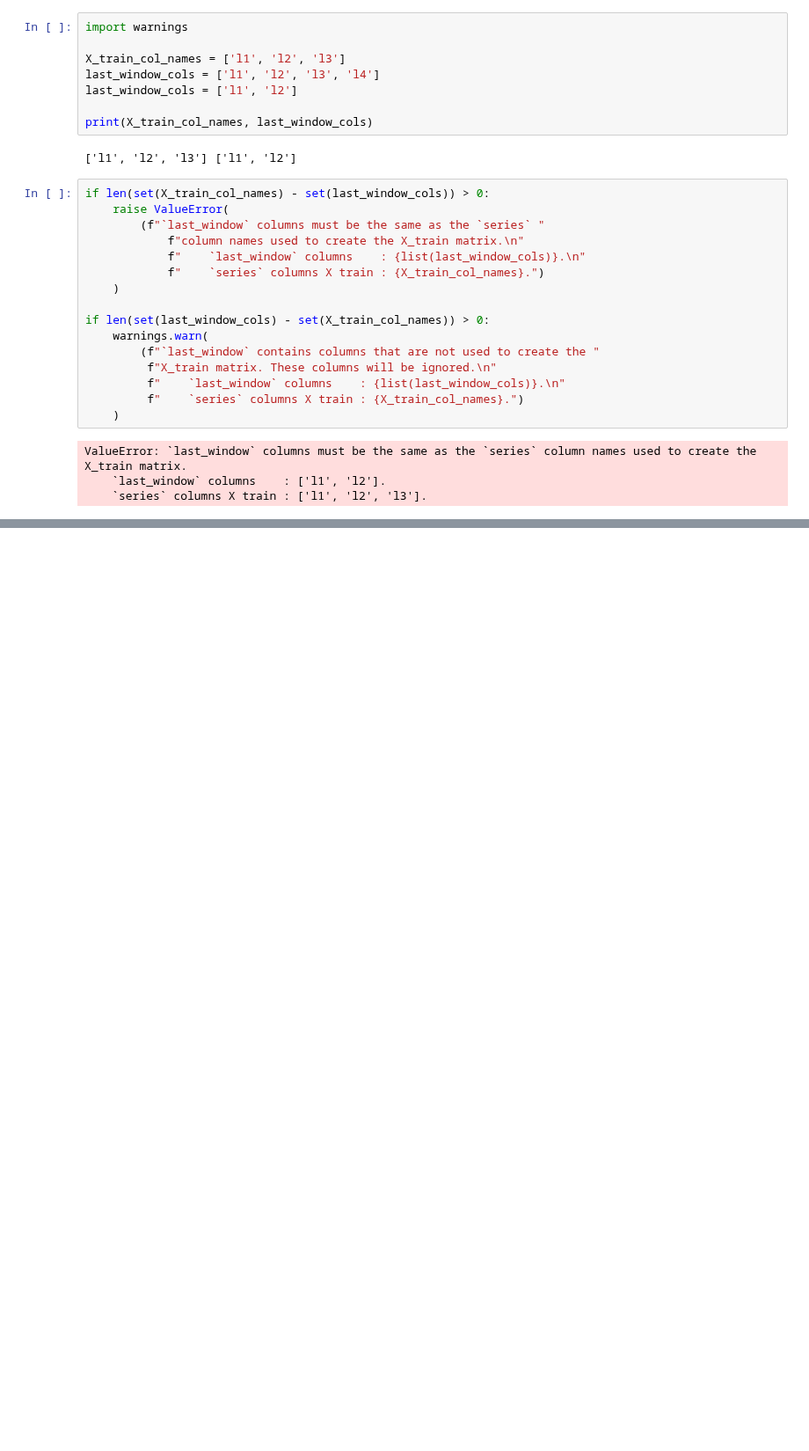
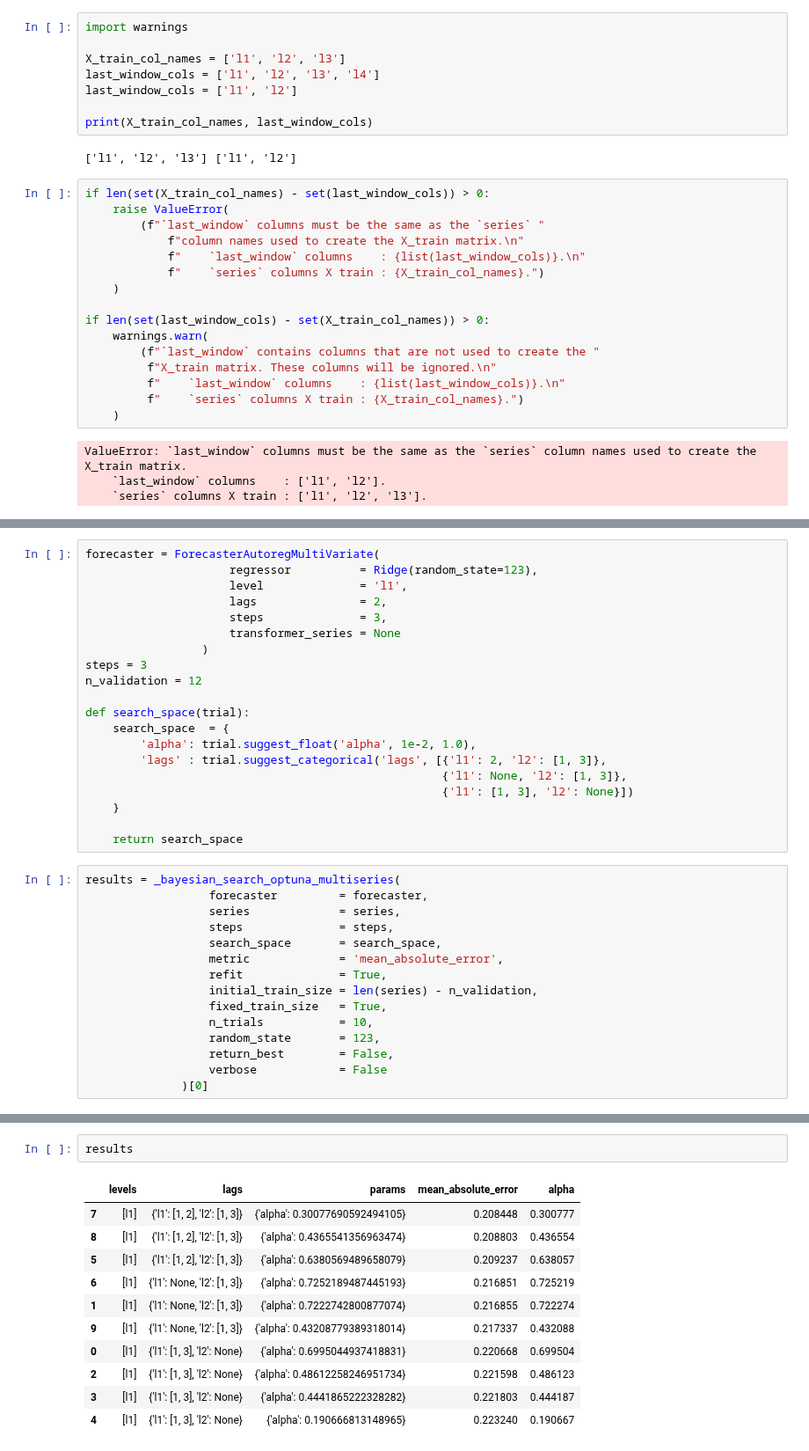
Before and after one commit to JoaquinAmatRodrigo/skforecast, a Jupyter notebook: dev/No_lags_multivariate.ipynb, the cells around one changed output, grey strips where cells are left out. Shown at 88% size. Cells and saved outputs as stored; diff of their text form; blank space fills up the shorter version.

```diff
--- a/dev/No_lags_multivariate.ipynb
+++ b/dev/No_lags_multivariate.ipynb
@@ -310,0 +342,35 @@ ValueError: `last_window` columns must be the same as the `series` column names
+# %%
+forecaster = ForecasterAutoregMultiVariate(
+                     regressor          = Ridge(random_state=123),
+                     level              = 'l1',
+                     lags               = 2,
+                     steps              = 3,
+                     transformer_series = None
+                 )
+steps = 3
+n_validation = 12
+
+def search_space(trial):
+    search_space  = {
+        'alpha': trial.suggest_float('alpha', 1e-2, 1.0),
+        'lags' : trial.suggest_categorical('lags', [{'l1': 2, 'l2': [1, 3]},
+                                                    {'l1': None, 'l2': [1, 3]},
+                                                    {'l1': [1, 3], 'l2': None}])
+    }
+
+    return search_space
+# %%
+results = _bayesian_search_optuna_multiseries(
+                  forecaster         = forecaster,
+                  series             = series,
+                  steps              = steps,
+                  search_space       = search_space,
+                  metric             = 'mean_absolute_error',
+                  refit              = True,
+                  initial_train_size = len(series) - n_validation,
+                  fixed_train_size   = True,
+                  n_trials           = 10,
+                  random_state       = 123,
+                  return_best        = False,
+                  verbose            = False
+              )[0]
@@ -310,0 +395,14 @@ ValueError: `last_window` columns must be the same as the `series` column names
+# %%
+results
+# %% [output]
+|  | levels | lags | params | mean_absolute_error | alpha |
+| 7 | [l1] | {'l1': [1, 2], 'l2': [1, 3]} | {'alpha': 0.30077690592494105} | 0.208448 | 0.300777 |
+| 8 | [l1] | {'l1': [1, 2], 'l2': [1, 3]} | {'alpha': 0.4365541356963474} | 0.208803 | 0.436554 |
+| 5 | [l1] | {'l1': [1, 2], 'l2': [1, 3]} | {'alpha': 0.6380569489658079} | 0.209237 | 0.638057 |
+| 6 | [l1] | {'l1': None, 'l2': [1, 3]} | {'alpha': 0.7252189487445193} | 0.216851 | 0.725219 |
+| 1 | [l1] | {'l1': None, 'l2': [1, 3]} | {'alpha': 0.7222742800877074} | 0.216855 | 0.722274 |
+| 9 | [l1] | {'l1': None, 'l2': [1, 3]} | {'alpha': 0.43208779389318014} | 0.217337 | 0.432088 |
+| 0 | [l1] | {'l1': [1, 3], 'l2': None} | {'alpha': 0.6995044937418831} | 0.220668 | 0.699504 |
+| 2 | [l1] | {'l1': [1, 3], 'l2': None} | {'alpha': 0.48612258246951734} | 0.221598 | 0.486123 |
+| 3 | [l1] | {'l1': [1, 3], 'l2': None} | {'alpha': 0.4441865222328282} | 0.221803 | 0.444187 |
+| 4 | [l1] | {'l1': [1, 3], 'l2': None} | {'alpha': 0.190666813148965} | 0.223240 | 0.190667 |
```
Also changed, not shown: parts of 11 cells of this notebook, 5 other files.
